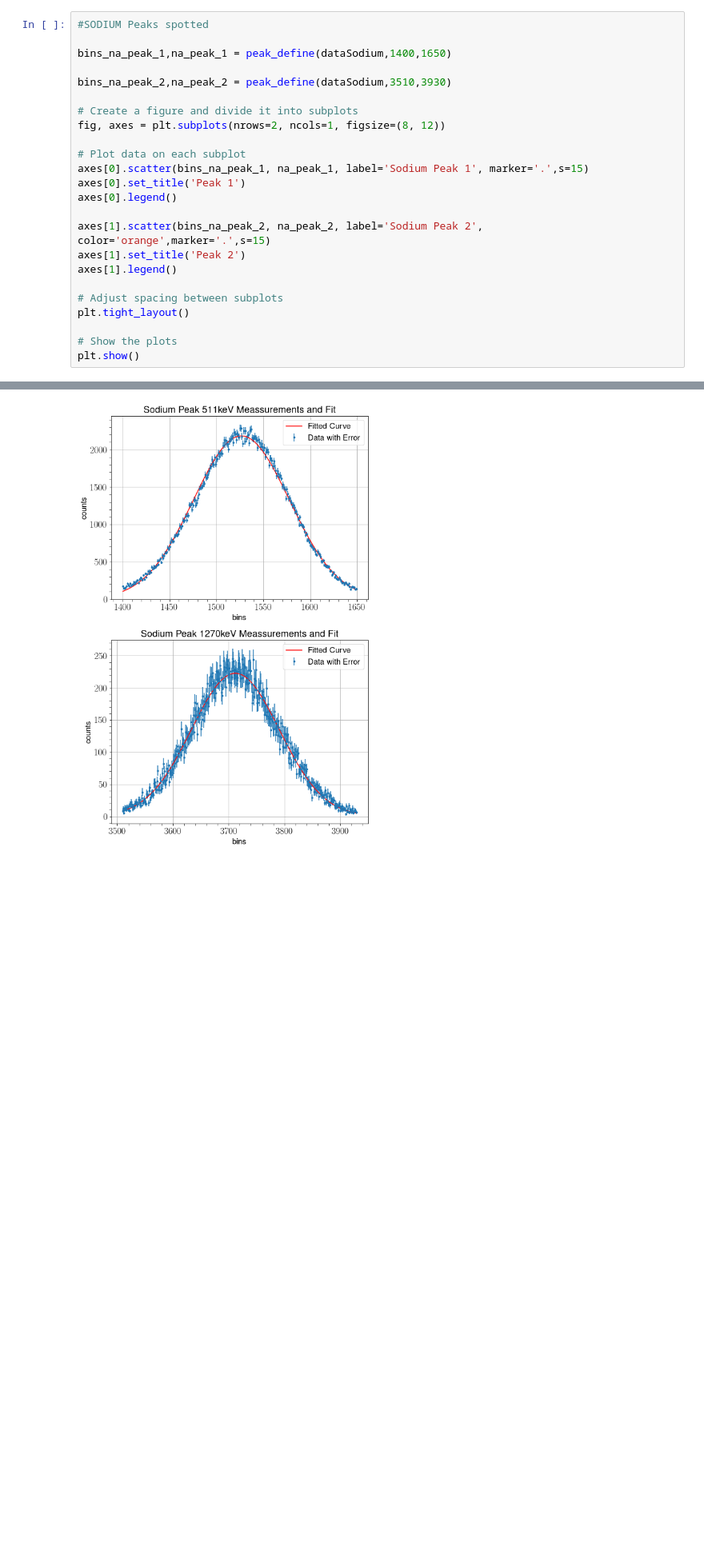
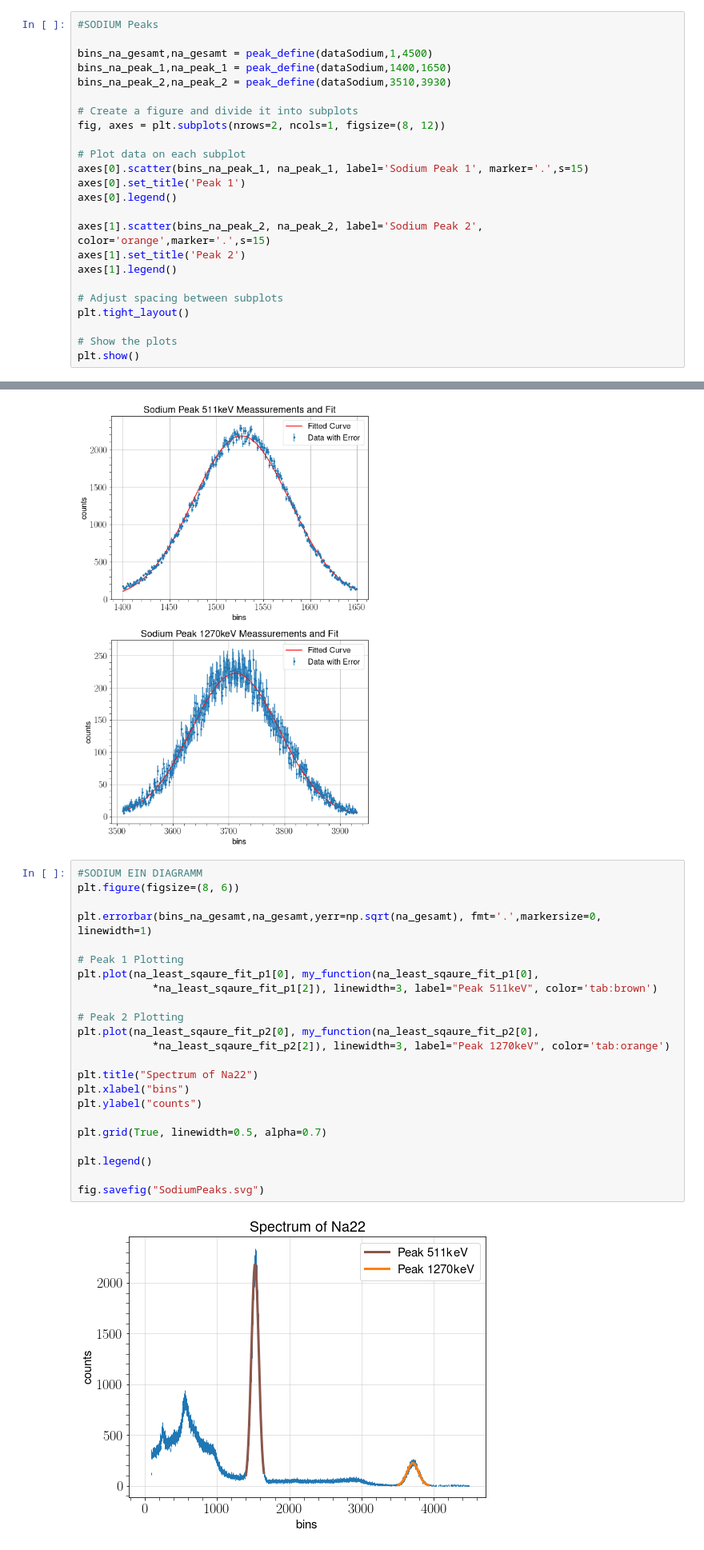
Before and after one commit to MayerPablo/FP, a Jupyter notebook: Szintillator.ipynb, the cells around one changed output, grey strips where cells are left out. Shown at 80% size. Cells and saved outputs as stored; diff of their text form; blank space fills up the shorter version.

```diff
--- a/Szintillator.ipynb
+++ b/Szintillator.ipynb
@@ -405,10 +405,10 @@ def peak_define(original_data,lower_bound,upper_bound):
 #     print(upper_cutoff)
     return bins[lower_bound:-upper_cutoff],original_data[lower_bound:-upper_cutoff]
 # %%
-#SODIUM Peaks spotted
+#SODIUM Peaks
 
+bins_na_gesamt,na_gesamt = peak_define(dataSodium,1,4500)
 bins_na_peak_1,na_peak_1 = peak_define(dataSodium,1400,1650)
-
 bins_na_peak_2,na_peak_2 = peak_define(dataSodium,3510,3930)
 
 # Create a figure and divide it into subplots
@@ -642,6 +642,31 @@ Minimized Chi-squared: 584.0051699105611
 Fitted Parameters: [44051.13879222    78.9234626   3711.9392892 ]
 Minimized Chi-squared: 496.8086795112685
 [figure]
+# %%
+#SODIUM EIN DIAGRAMM
+plt.figure(figsize=(8, 6))
+
+plt.errorbar(bins_na_gesamt,na_gesamt,yerr=np.sqrt(na_gesamt), fmt='.',markersize=0, linewidth=1)
+
+# Peak 1 Plotting
+plt.plot(na_least_sqaure_fit_p1[0], my_function(na_least_sqaure_fit_p1[0],
+            *na_least_sqaure_fit_p1[2]), linewidth=3, label="Peak 511keV", color='tab:brown')
+
+# Peak 2 Plotting
+plt.plot(na_least_sqaure_fit_p2[0], my_function(na_least_sqaure_fit_p2[0],
+            *na_least_sqaure_fit_p2[2]), linewidth=3, label="Peak 1270keV", color='tab:orange')
+
+plt.title("Spectrum of Na22")
+plt.xlabel("bins")
+plt.ylabel("counts")
+
+plt.grid(True, linewidth=0.5, alpha=0.7)
+
+plt.legend()
+
+fig.savefig("SodiumPeaks.svg")
+# %% [output]
+[figure, added]
 # %%
 #COBALT FIT
 
```
Also changed, not shown: parts of 6 cells of this notebook, 5 other files.
